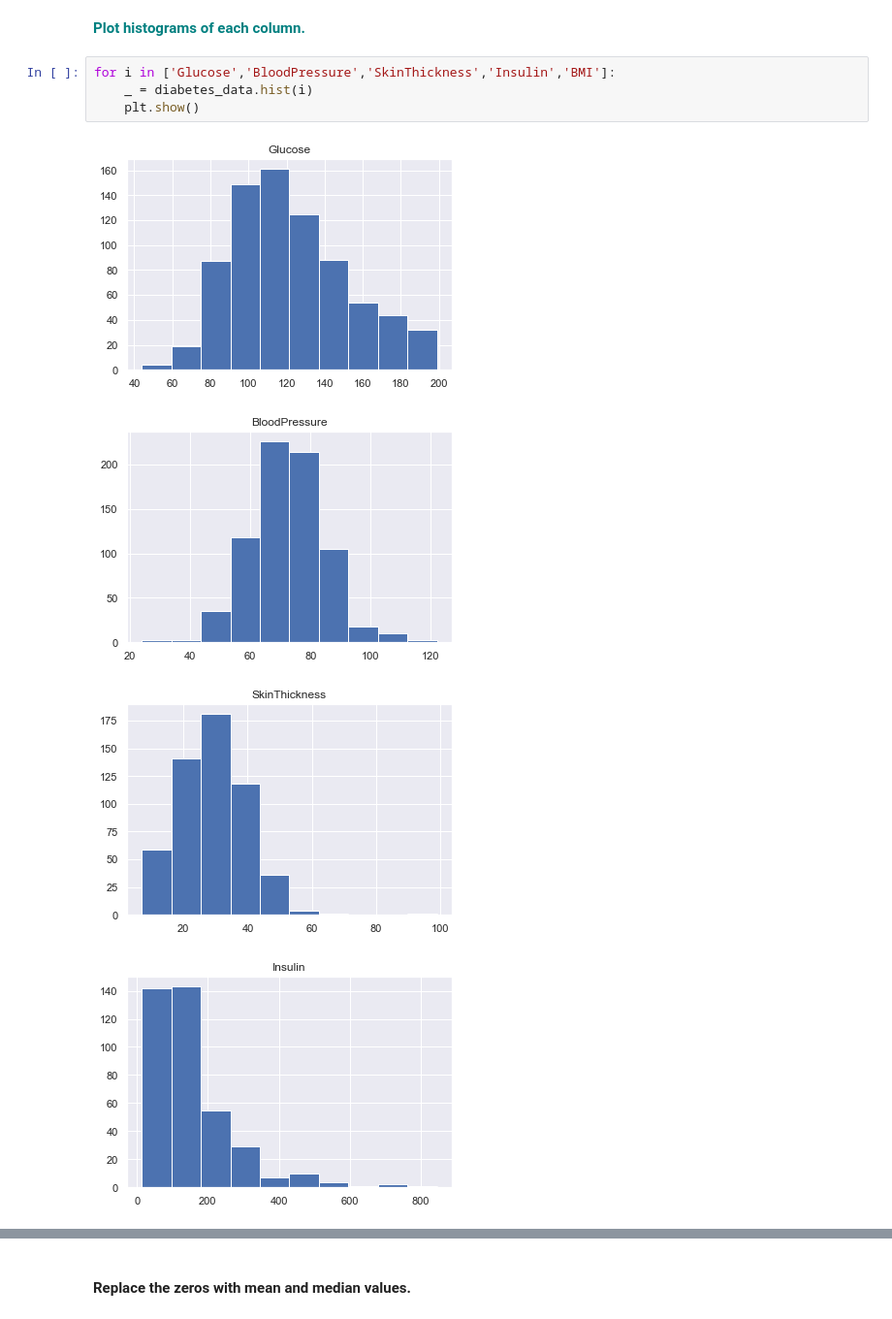
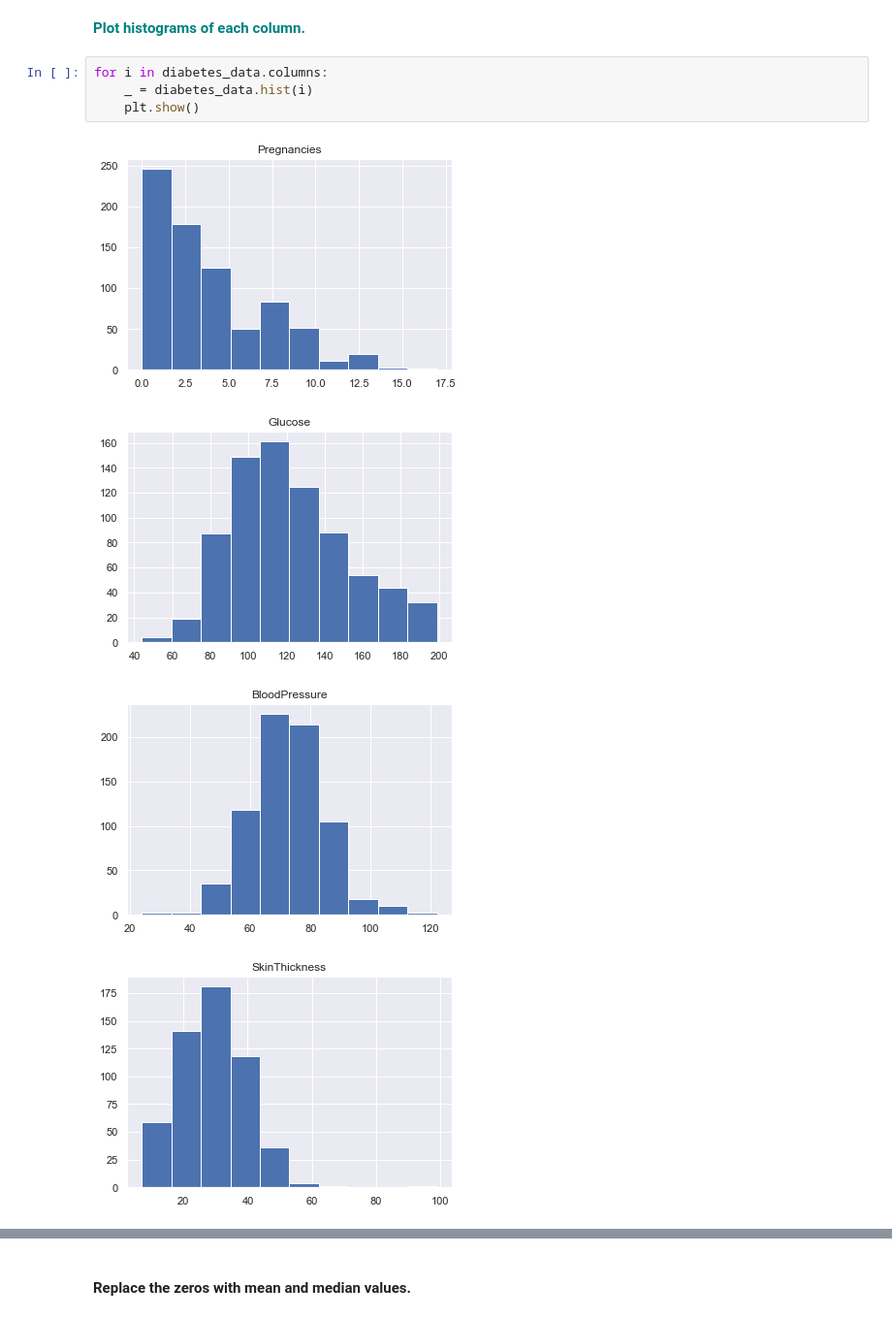
Before and after one commit to RedMousy/dsc_v5, a Jupyter notebook: Unit 18 - Machine Learning Applications/18.2 Model Optimization/18.2.4 - Grid Search in KNN/GridSearchKNN_Case_Study.ipynb, the cells around one changed output, grey strips where cells are left out. Shown at 97% size. Saved outputs shown, nothing was run; the diff lists cells and outputs as text.

```diff
--- a/Unit 18 - Machine Learning Applications/18.2 Model Optimization/18.2.4 - Grid Search in KNN/GridSearchKNN_Case_Study.ipynb
+++ b/Unit 18 - Machine Learning Applications/18.2 Model Optimization/18.2.4 - Grid Search in KNN/GridSearchKNN_Case_Study.ipynb
@@ -76,11 +76,11 @@ diabetes_data[['Glucose','BloodPressure','SkinThickness','Insulin','BMI']] = dia
 # %% [markdown]
 **<font color='teal'> Plot histograms of each column. </font>**
 # %%
-for i in ['Glucose','BloodPressure','SkinThickness','Insulin','BMI']:
+for i in diabetes_data.columns:
     _ = diabetes_data.hist(i)
     plt.show()
 # %% [output]
-[figure, old version]
+[figure, new version]
-[figure, old version]
+[figure, new version]
-[figure, old version]
+[figure, new version]
-[figure, old version]
+[figure, new version]
```
Also changed, not shown: parts of 17 cells of this notebook.
